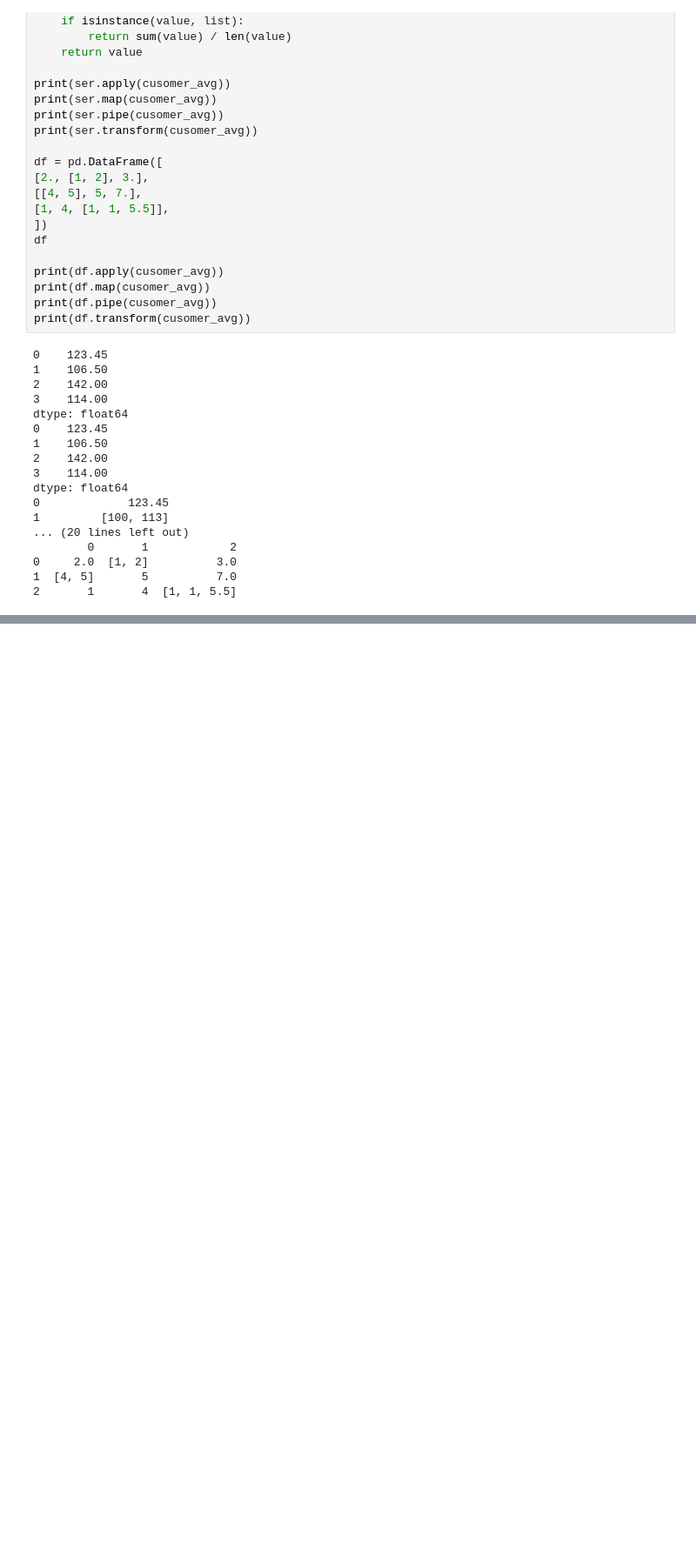
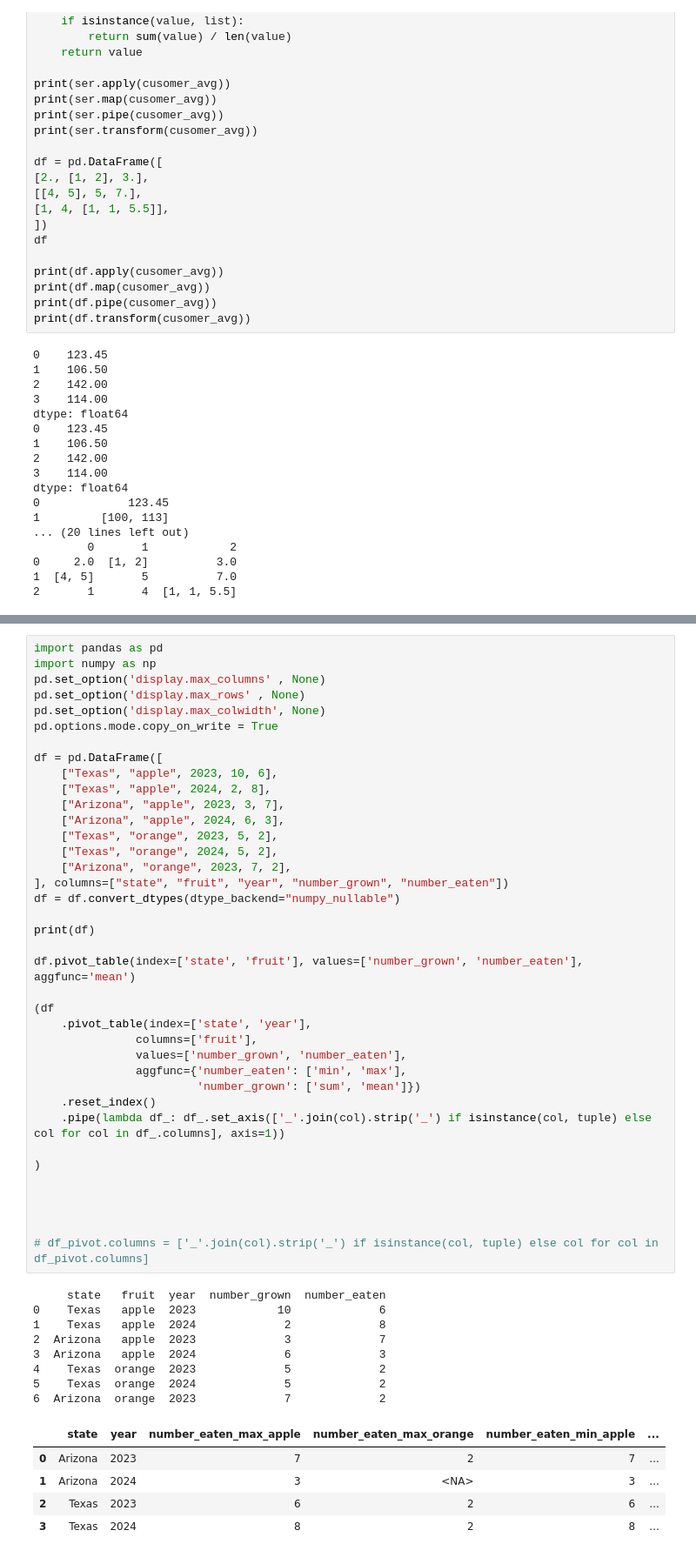
Before and after one commit to zhefeng687/effective_pandas, a Jupyter notebook: code/pandas_practice.ipynb, the cells around one changed output, grey strips where cells are left out. Shown at 87% size. Drawn from its saved outputs; the diff is of its cells as text; blank space fills up the shorter version.

```diff
--- a/code/pandas_practice.ipynb
+++ b/code/pandas_practice.ipynb
@@ -1410,0 +1735,52 @@ dtype: float64
+# %%
+import pandas as pd
+import numpy as np
+pd.set_option('display.max_columns' , None)
+pd.set_option('display.max_rows' , None)
+pd.set_option('display.max_colwidth', None)
+pd.options.mode.copy_on_write = True
+
+df = pd.DataFrame([
+    ["Texas", "apple", 2023, 10, 6],
+    ["Texas", "apple", 2024, 2, 8],
+    ["Arizona", "apple", 2023, 3, 7],
+    ["Arizona", "apple", 2024, 6, 3],
+    ["Texas", "orange", 2023, 5, 2],
+    ["Texas", "orange", 2024, 5, 2],
+    ["Arizona", "orange", 2023, 7, 2],
+], columns=["state", "fruit", "year", "number_grown", "number_eaten"])
+df = df.convert_dtypes(dtype_backend="numpy_nullable")
+
+print(df)
+
+df.pivot_table(index=['state', 'fruit'], values=['number_grown', 'number_eaten'], aggfunc='mean')
+
+(df
+	.pivot_table(index=['state', 'year'],
+			   columns=['fruit'],
+			   values=['number_grown', 'number_eaten'],
+			   aggfunc={'number_eaten': ['min', 'max'],
+						'number_grown': ['sum', 'mean']})
+	.reset_index()
+	.pipe(lambda df_: df_.set_axis(['_'.join(col).strip('_') if isinstance(col, tuple) else col for col in df_.columns], axis=1))
+
+)
+
+
+
+
+# df_pivot.columns = ['_'.join(col).strip('_') if isinstance(col, tuple) else col for col in df_pivot.columns]
+# %% [output]
+     state   fruit  year  number_grown  number_eaten
+0    Texas   apple  2023            10             6
+1    Texas   apple  2024             2             8
+2  Arizona   apple  2023             3             7
+3  Arizona   apple  2024             6             3
+4    Texas  orange  2023             5             2
+5    Texas  orange  2024             5             2
+6  Arizona  orange  2023             7             2
+|  | state | year | number_eaten_max_apple | number_eaten_max_orange | number_eaten_min_apple | ... |
+| 0 | Arizona | 2023 | 7 | 2 | 7 | ... |
+| 1 | Arizona | 2024 | 3 | <NA> | 3 | ... |
+| 2 | Texas | 2023 | 6 | 2 | 6 | ... |
+| 3 | Texas | 2024 | 8 | 2 | 8 | ... |
```
Also changed, not shown: parts of 10 cells of this notebook.
